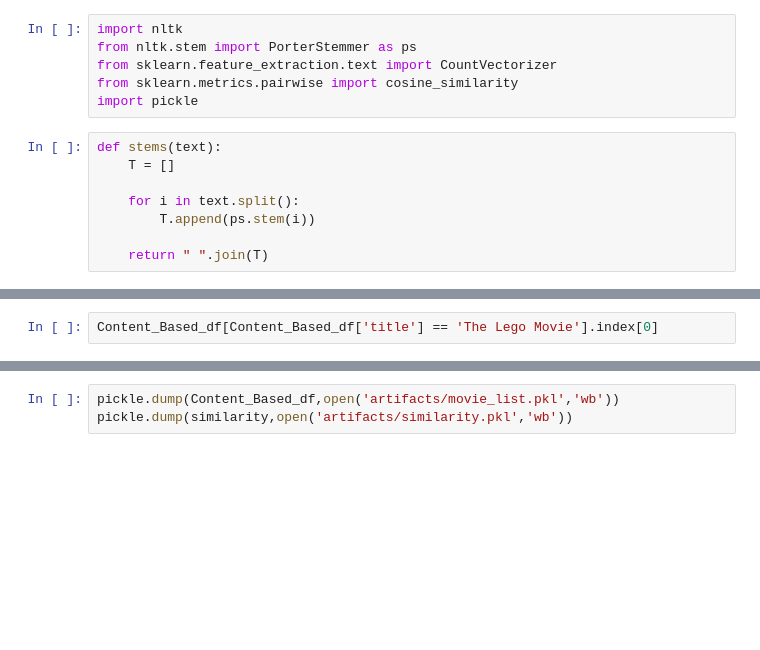
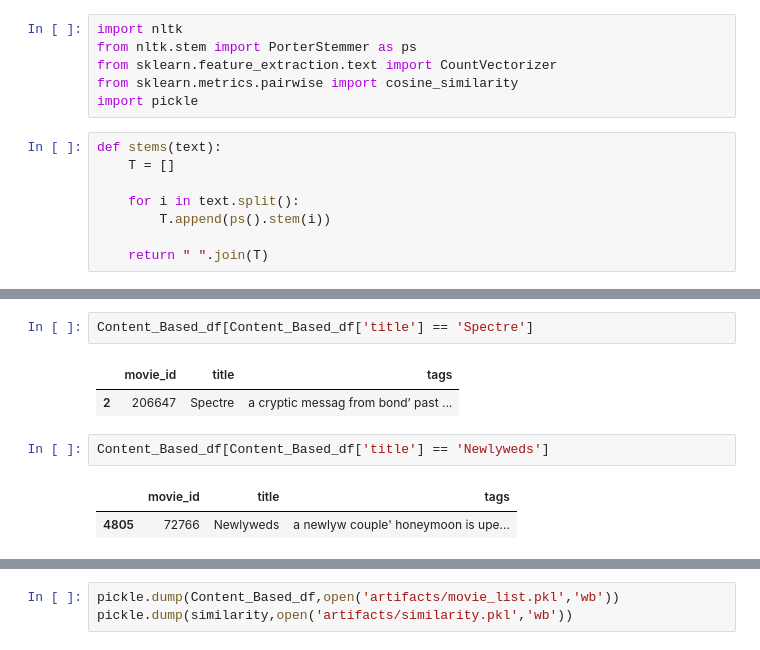
Before and after one commit to Chukwuemeka-James/Movie-Recommender-System-Using-Machine-Learning, a Jupyter notebook: Movie Recommender System Data Analysis.ipynb, the cells around one changed output, grey strips where cells are left out. Drawn from its saved outputs; the diff is of its cells as text; blank space fills up the shorter version.

```diff
--- a/Movie Recommender System Data Analysis.ipynb
+++ b/Movie Recommender System Data Analysis.ipynb
@@ -610,7 +610,7 @@ def stems(text):
     T = []
 
     for i in text.split():
-        T.append(ps.stem(i))
+        T.append(ps().stem(i))
 
     return " ".join(T)
 # %%
@@ -638,2 +714,10 @@ similarity.shape
 # %%
-Content_Based_df[Content_Based_df['title'] == 'The Lego Movie'].index[0]
+Content_Based_df[Content_Based_df['title'] == 'Spectre']
+# %% [output]
+|  | movie_id | title | tags |
+| 2 | 206647 | Spectre | a cryptic messag from bond’ past ... |
+# %%
+Content_Based_df[Content_Based_df['title'] == 'Newlyweds']
+# %% [output]
+|  | movie_id | title | tags |
+| 4805 | 72766 | Newlyweds | a newlyw couple' honeymoon is upe... |
```
Also changed, not shown: parts of 27 cells of this notebook.
